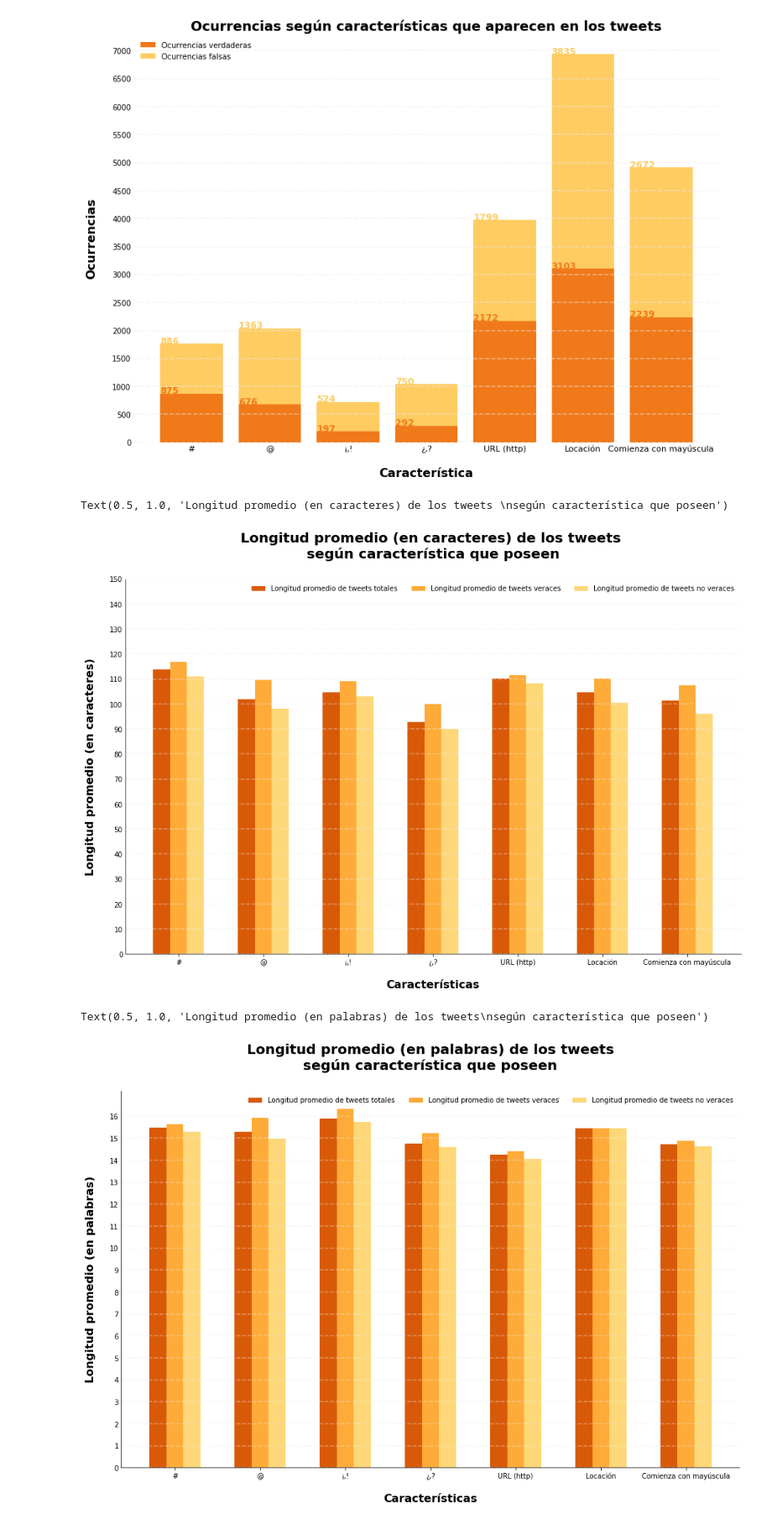
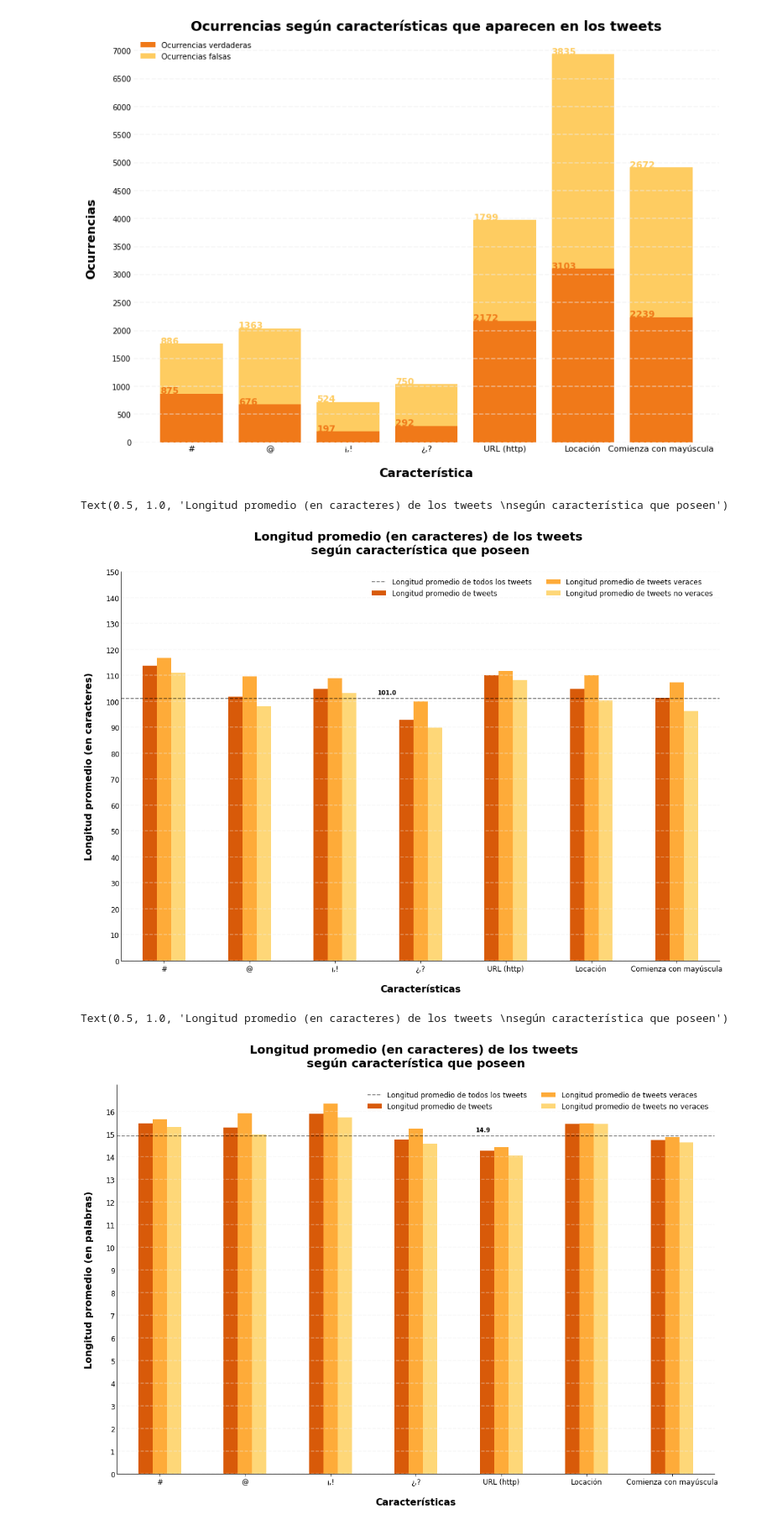
Before and after one commit to RiedelNicolas/TP1-Organizacion-de-Datos, a Jupyter notebook: Gonza.ipynb, the cells around one changed output. Shown at 84% size. Saved outputs shown, nothing was run; the diff lists cells and outputs as text; code cells hidden in the pictures.

```diff
--- a/Gonza.ipynb
+++ b/Gonza.ipynb
@@ -1045,19 +1045,13 @@ plt.show()
 # %% [output]
 [figure]
 # %%
-plt.figure(figsize=(16,10))
-long = plt.subplot()
+long = caracteristicas.loc[:,['long_prom_char', 'long_prom_char_v', 'long_prom_char_f']].\
+        plot.bar(figsize = (18,12), rot=0, color=[colores[19], colores[7],colores[0]])
 
-x = pd.Series(range(0,7,1))
+promedio = tweets_final['char_length'].mean()
 
-long.bar(x=x-.2, height=caracteristicas['long_prom_char'], color=colores[19], \
-         label='Longitud promedio de tweets totales', width=0.2)
-
-long.bar(x=x, height=caracteristicas['long_prom_char_v'], color=colores[7], \
-         label='Longitud promedio de tweets veraces', width=0.2)
-
-long.bar(x=x+.2, height=caracteristicas['long_prom_char_f'], color=colores[0], \
-         label='Longitud promedio de tweets no veraces', width=0.2)
+long.hlines(y=promedio, xmin=-.5, xmax=6.5, color='black', \
+                   alpha=0.6, linestyle = '--', label='Longitud promedio de todos los tweets')
 
 plt.yticks(np.arange(0, 160, 10.0))
 
@@ -1069,48 +1063,54 @@ lineas_y = long.get_yticks()
 for i in lineas_y:
       long.axhline(y=i, linestyle='--', alpha=0.4, color='#eeeeee')
 
-long.set_xticklabels(['#'] + elementos)
+long.set_xticklabels(elementos)
+plt.xticks(fontsize=12, rotation=0)
+plt.yticks(fontsize=12)
 long.set_xlabel("Características", labelpad=20, weight='bold', size=16)
 long.set_ylabel("Longitud promedio (en caracteres)", labelpad=20, weight='bold', size=16)
 
-long.legend(frameon=False, loc='best', ncol=3)
+leyenda = long.legend(frameon=False, loc='best', ncol=2, fontsize=12)
+leyenda.get_texts()[1].set_text('Longitud promedio de tweets')
+leyenda.get_texts()[2].set_text('Longitud promedio de tweets veraces')
+leyenda.get_texts()[3].set_text('Longitud promedio de tweets no veraces')
+long.text(2.5, promedio+1.7, str(np.round(promedio, 1)), color='black', fontweight='bold', fontsize=10)
 
 plt.title("Longitud promedio (en caracteres) de los tweets \nsegún característica que poseen", weight='bold', size=20, pad=30)
 # %% [output]
 Text(0.5, 1.0, 'Longitud promedio (en caracteres) de los tweets \nsegún característica que poseen')
-[figure, old version]
+[figure, new version]
 # %%
-plt.figure(figsize=(16,10))
-long = plt.subplot()
+long = caracteristicas.loc[:,['long_prom_word', 'long_prom_word_v', 'long_prom_word_f']].\
+        plot.bar(figsize = (18,12), rot=0, color=[colores[19], colores[7],colores[0]])
 
-x = pd.Series(range(0,7,1))
+promedio = tweets_final['word_length'].mean()
 
-long.bar(x=x-.2, height=caracteristicas['long_prom_word'], color=colores[19], \
-         label='Longitud promedio de tweets totales', width=0.2)
+long.hlines(y=tweets_final['word_length'].mean(), xmin=-.5, xmax=6.5, color='black', \
+                   alpha=0.6, linestyle = '--', label='Longitud promedio de todos los tweets')
 
-long.bar(x=x, height=caracteristicas['long_prom_word_v'], color=colores[7], \
-         label='Longitud promedio de tweets veraces', width=0.2)
-
-long.bar(x=x+.2, height=caracteristicas['long_prom_word_f'], color=colores[0], \
-         label='Longitud promedio de tweets no veraces', width=0.2)
-
-plt.yticks(np.arange(0, 17, 1))
+plt.yticks(np.arange(0, 17, 1.0))
 
 long.spines['right'].set_visible(False)
 long.spines['top'].set_visible(False)
 plt.tick_params(axis='y', length=0)
 
 lineas_y = long.get_yticks()
 for i in lineas_y:
       long.axhline(y=i, linestyle='--', alpha=0.4, color='#eeeeee')
 
-long.set_xticklabels(['#'] + elementos)
+long.set_xticklabels(elementos)
+plt.xticks(fontsize=12, rotation=0)
+plt.yticks(fontsize=12)
 long.set_xlabel("Características", labelpad=20, weight='bold', size=16)
 long.set_ylabel("Longitud promedio (en palabras)", labelpad=20, weight='bold', size=16)
 
-long.legend(frameon=False, loc='best', ncol=3)
+leyenda = long.legend(frameon=False, loc='best', ncol=2, fontsize=12)
+leyenda.get_texts()[1].set_text('Longitud promedio de tweets')
+leyenda.get_texts()[2].set_text('Longitud promedio de tweets veraces')
+leyenda.get_texts()[3].set_text('Longitud promedio de tweets no veraces')
+long.text(3.7, promedio+0.2, str(np.round(promedio, 1)), color='black', fontweight='bold', fontsize=10)
 
-plt.title("Longitud promedio (en palabras) de los tweets\nsegún característica que poseen", weight='bold', size=20, pad=30)
+plt.title("Longitud promedio (en caracteres) de los tweets \nsegún característica que poseen", weight='bold', size=20, pad=30)
 # %% [output]
-Text(0.5, 1.0, 'Longitud promedio (en palabras) de los tweets\nsegún característica que poseen')
+Text(0.5, 1.0, 'Longitud promedio (en caracteres) de los tweets \nsegún característica que poseen')
-[figure, old version]
+[figure, new version]
```
Also changed, not shown: parts of 2 cells of this notebook.
